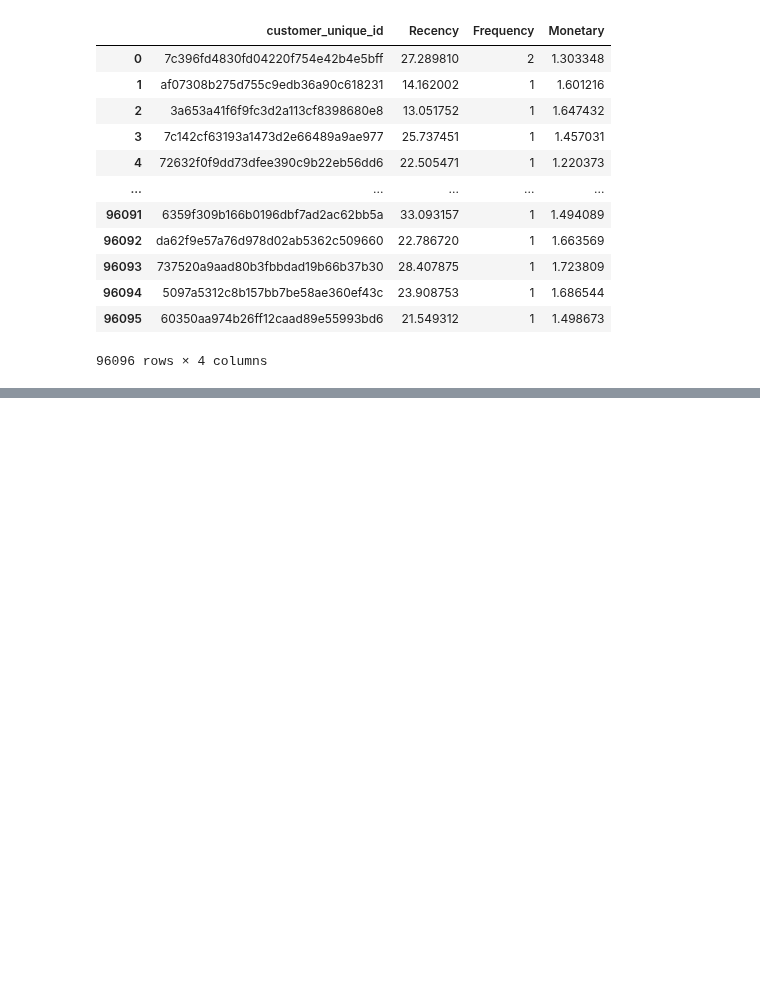
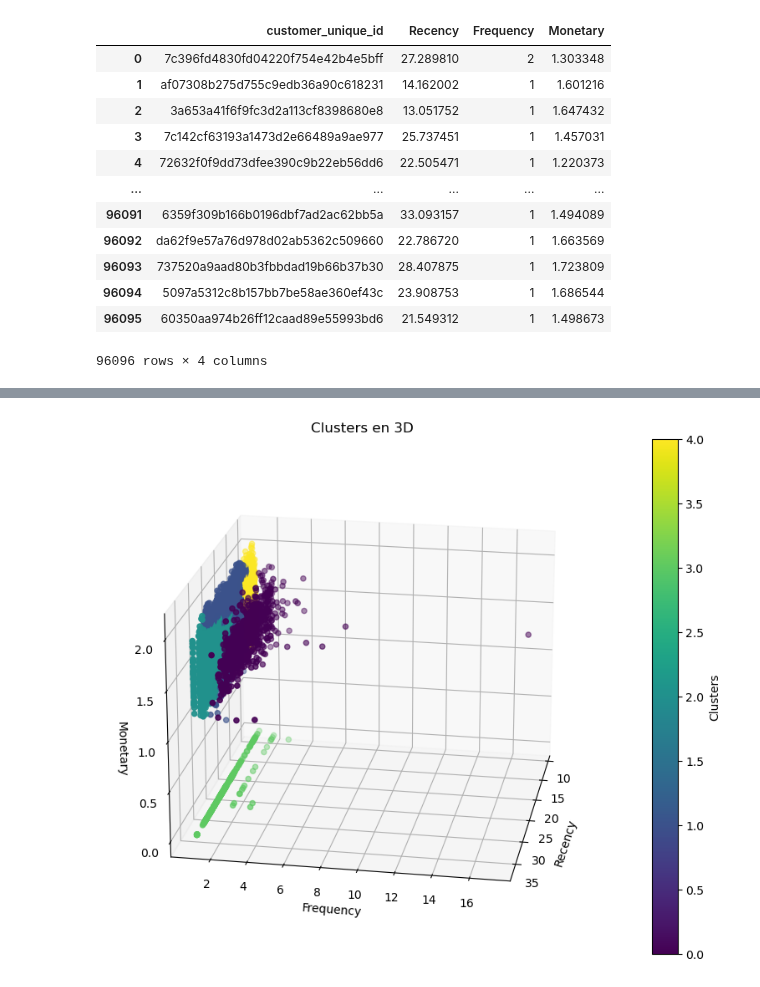
Before and after one commit to HaDock404/CustomerSegmentation, a Jupyter notebook: Notebook/3.CAH.ipynb, the cells around one changed output, grey strips where cells are left out. Drawn from its saved outputs; the diff is of its cells as text; code cells hidden in the pictures; blank space fills up the shorter version.

```diff
--- a/Notebook/3.CAH.ipynb
+++ b/Notebook/3.CAH.ipynb
@@ -99,0 +177,7 @@ print(y.shape)
+# %%
+from sklearn.cluster import AgglomerativeClustering
+
+n_clusters = 5
+CAH = AgglomerativeClustering(n_clusters=n_clusters)
+# %%
+clusters1a = CAH.fit_predict(X_norm1a)
@@ -99,0 +190,30 @@ print(y.shape)
+# %%
+df1 = pd.merge(y1a, X1a, left_index=True, right_index=True)
+df2 = pd.merge(y1b, X1b, left_index=True, right_index=True)
+df3 = pd.merge(y2a, X2a, left_index=True, right_index=True)
+df4 = pd.merge(y2b, X2b, left_index=True, right_index=True)
+# %%
+df1['Cluster'] = clusters1a
+df2['Cluster'] = clusters1b
+df3['Cluster'] = clusters2a
+df4['Cluster'] = clusters2b
+# %%
+from mpl_toolkits.mplot3d import Axes3D
+
+fig = plt.figure(figsize=(10, 8))
+ax = fig.add_subplot(111, projection='3d')
+
+scatter = ax.scatter(df1['Recency'], df1['Frequency'], df1['Monetary'], c=df1['Cluster'], cmap='viridis')
+
+fig.colorbar(scatter, ax=ax, label='Clusters')
+
+ax.set_xlabel('Recency')
+ax.set_ylabel('Frequency')
+ax.set_zlabel('Monetary')
+
+ax.view_init(azim=10, elev=20)
+
+plt.title('Clusters en 3D')
+plt.show()
+# %% [output]
+[figure, added]
```
Also changed, not shown: parts of 24 cells of this notebook, 3 other files.
